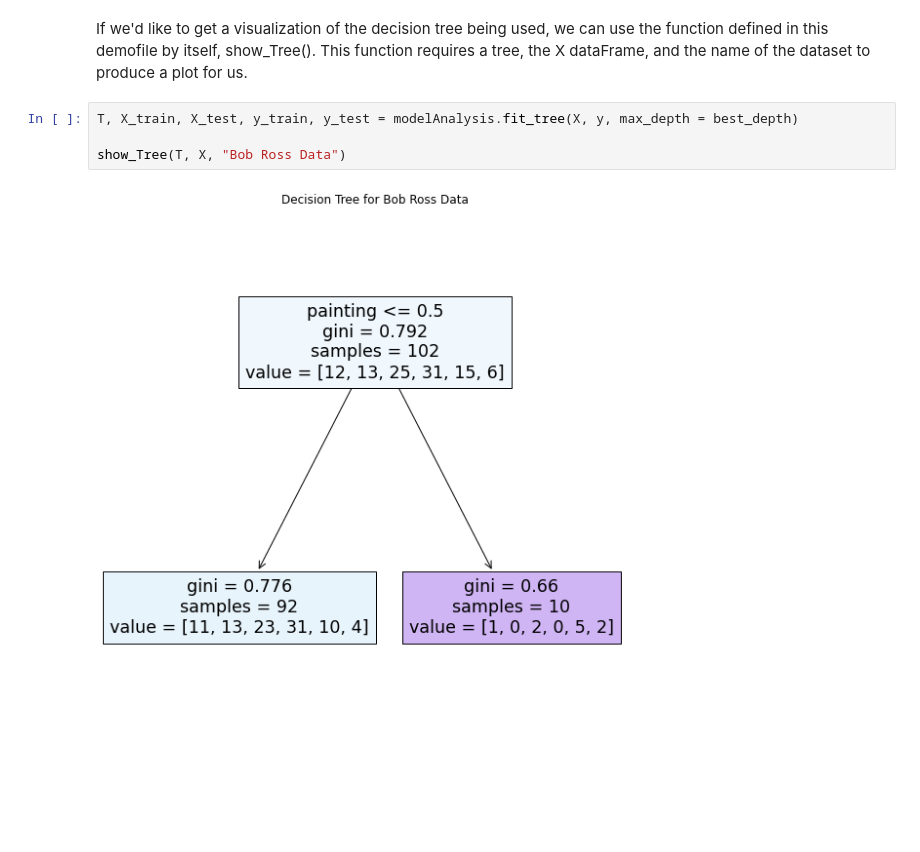
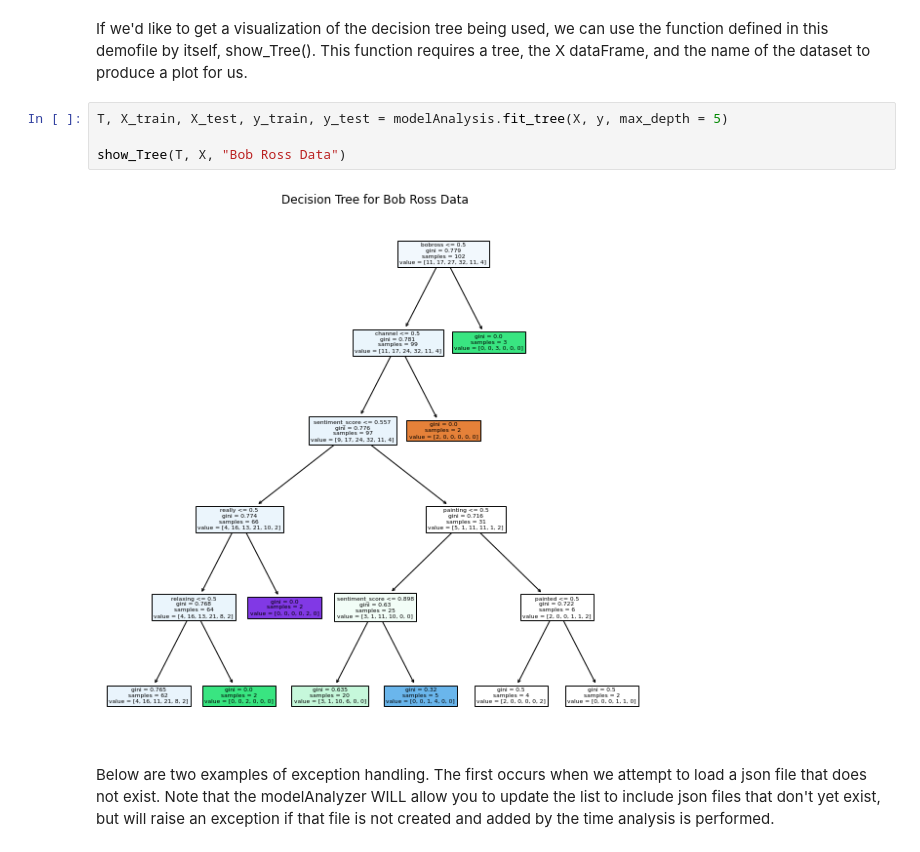
Before and after one commit to Max-Potter/Pic16AProj, a Jupyter notebook: DemoFile.ipynb, the cells around one changed output. Saved outputs shown, nothing was run; the diff lists cells and outputs as text; blank space fills up the shorter version.

Commit message:
Updated demo file, added more exception handling

```diff
--- a/DemoFile.ipynb
+++ b/DemoFile.ipynb
@@ -96,8 +97,10 @@ plt.show()
 # %% [markdown]
 If we'd like to get a visualization of the decision tree being used, we can use the function defined in this demofile by itself, show_Tree(). This function requires a tree, the X dataFrame, and the name of the dataset to produce a plot for us.
 # %%
-T, X_train, X_test, y_train, y_test = modelAnalysis.fit_tree(X, y, max_depth = best_depth)
+T, X_train, X_test, y_train, y_test = modelAnalysis.fit_tree(X, y, max_depth = 5)
 
 show_Tree(T, X, "Bob Ross Data")
 # %% [output]
-[figure, old version]
+[figure, new version]
+# %% [markdown]
+Below are two examples of exception handling. The first occurs when we attempt to load a json file that does not exist. Note that the modelAnalyzer WILL allow you to update the list to include json files that don't yet exist, but will raise an exception if that file is not created and added by the time analysis is performed.
```
Also changed, not shown: parts of 6 cells of this notebook, 2 other files.
